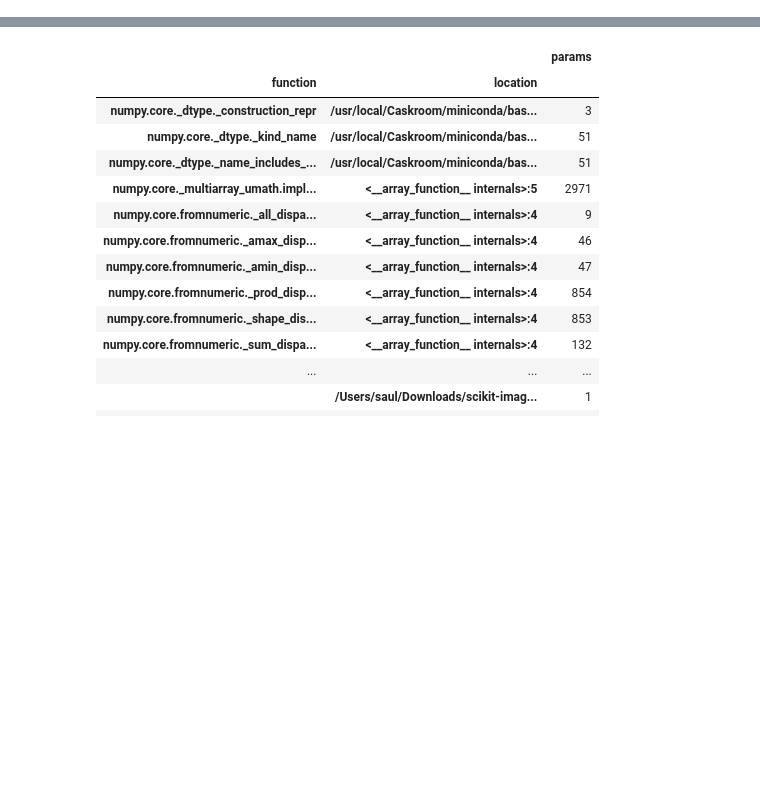
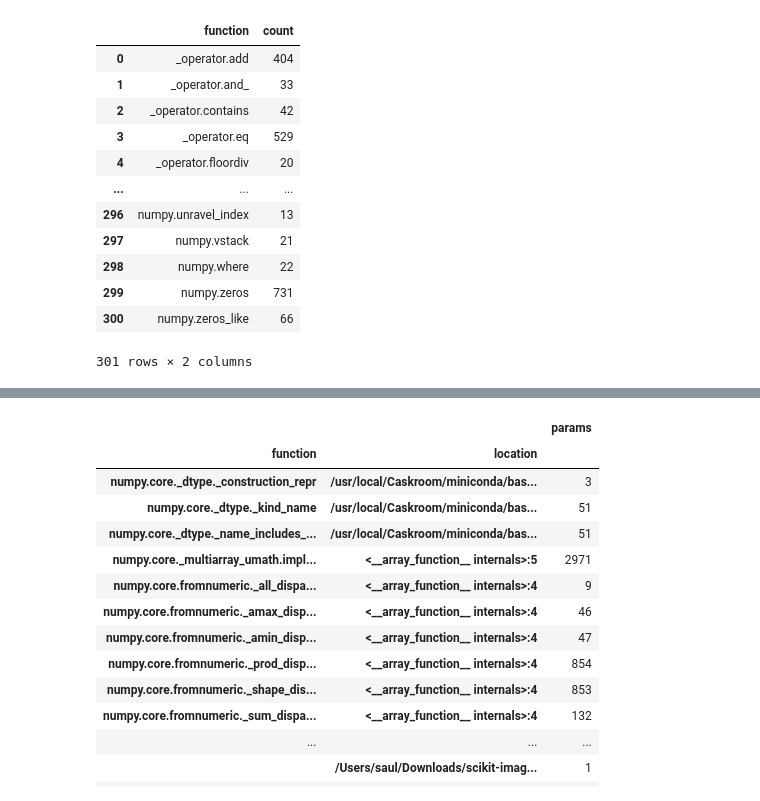
Before and after one commit to data-apis/python-record-api, a Jupyter notebook: Analysis.ipynb, the cells around one changed output, grey strips where cells are left out. Cells and saved outputs as stored; diff of their text form; code cells hidden in the pictures; blank space fills up the shorter version.

```diff
--- a/Analysis.ipynb
+++ b/Analysis.ipynb
@@ -26,0 +312,16 @@ data = pandas.read_json('data/raw/skimage.jsonl', lines=True)
+# %%
+ops_df
+# %% [output]
+|  | function | count |
+| 0 | _operator.add | 404 |
+| 1 | _operator.and_ | 33 |
+| 2 | _operator.contains | 42 |
+| 3 | _operator.eq | 529 |
+| 4 | _operator.floordiv | 20 |
+| ... | ... | ... |
+| 296 | numpy.unravel_index | 13 |
+| 297 | numpy.vstack | 21 |
+| 298 | numpy.where | 22 |
+| 299 | numpy.zeros | 731 |
+| 300 | numpy.zeros_like | 66 |
+301 rows × 2 columns
```
Also changed, not shown: parts of 31 cells of this notebook, 14 other files.
